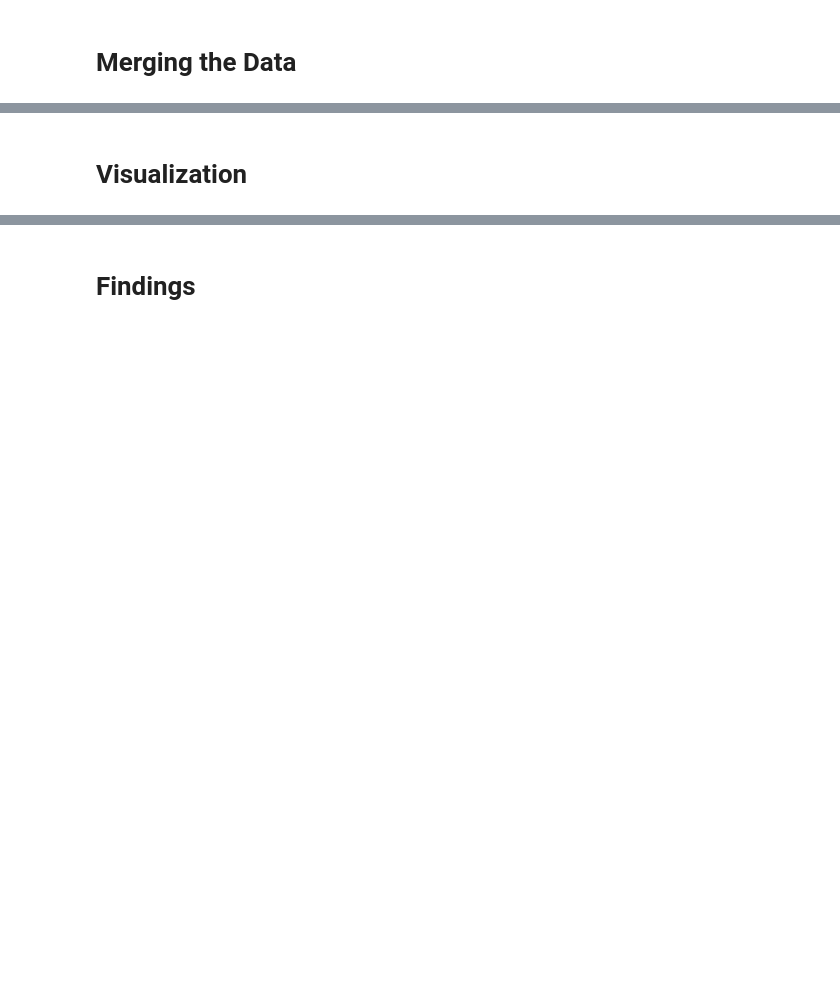
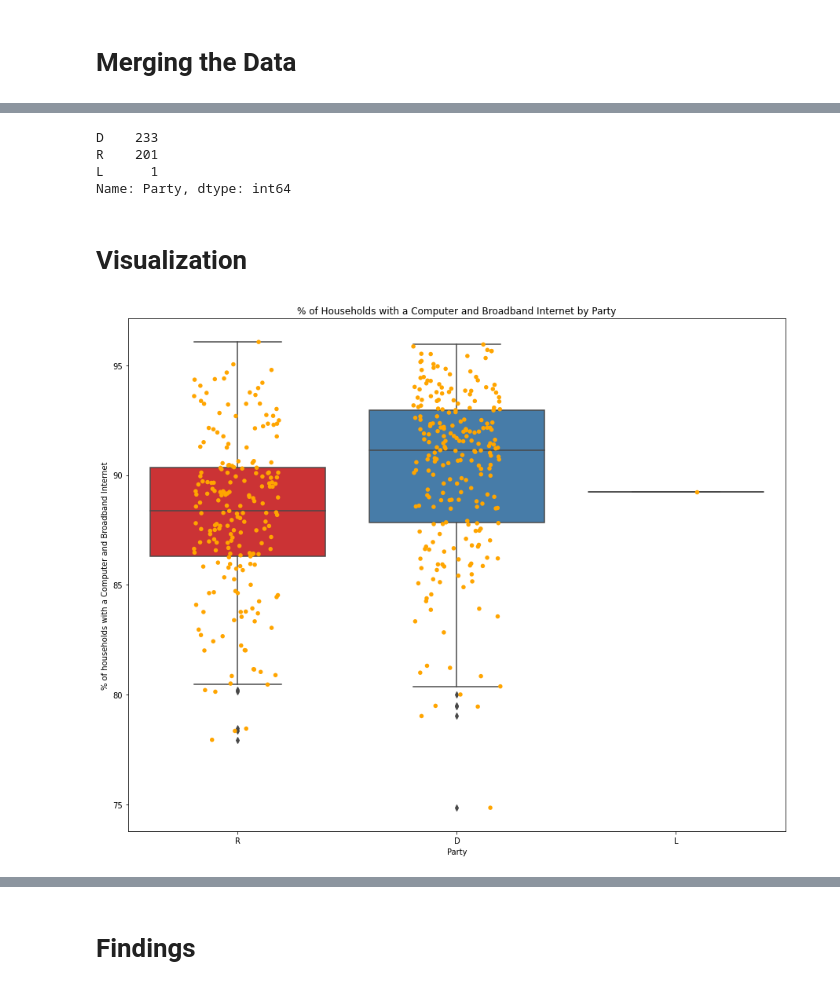
Before and after one commit to jadinsstewart/Congressional-Analytics, a Jupyter notebook: Project_1_Part_b.ipynb, the cells around one changed output, grey strips where cells are left out. Drawn from its saved outputs; the diff is of its cells as text; code cells hidden in the pictures; blank space fills up the shorter version.

```diff
--- a/Project_1_Part_b.ipynb
+++ b/Project_1_Part_b.ipynb
@@ -28,0 +78,12 @@ We gathered political affiliation data from
+# %%
+# Convert Columns to Numeric Data Types
+acs_df["Total Households"] = pd.to_numeric(acs_df["Total Households"])
+acs_df["Computer with Broadband Internet"] = pd.to_numeric(acs_df["Computer with Broadband Internet"])
+acs_df['Computer with No Internet'] = pd.to_numeric(acs_df['Computer with No Internet'])
+
+# Computing New Columns for Percentage of Households
+acs_df['% of households with a Computer and Broadband Internet'] = (100*acs_df['Computer with Broadband Internet'])/acs_df['Total Households']
+acs_df['% of households with a Computer but No Internet'] = (100*acs_df['Computer with No Internet'])/acs_df['Total Households']
+
+# Looking at the Top Results
+acs_df.head()
@@ -29,2 +97,19 @@ We gathered political affiliation data from
 # %% [markdown]
 # Political Affiliation Data
+# %%
+# Reading Congressional Data into Pandas Dataframe
+party_df = pd.read_csv("http://goodcsv.com/wp-content/uploads/2020/08/us-house-of-representatives-2020.csv", encoding = "ISO-8859-1")
+
+# Extracting District Number
+party_df['district number'] = party_df['District/Position'].str.extract('(\d+)')
+party_df['district number'] = party_df['district number'].fillna(0)
+party_df['district number'] = pd.to_numeric(party_df['district number'])
+party_df['State'] = party_df['State/Territory']
+party_df['State'] = party_df['State'].str.strip()
+party_df['Party'] = party_df['Party'].str.strip() # remove extraneous whitespace
+
+# Keeping Our Selected Columns
+party_df = party_df[['State', 'Party', "district number"]]
+
+# Looking at the Top Results
+party_df.head(5)
@@ -31,2 +123,5 @@ We gathered political affiliation data from
 # %% [markdown]
 # Merging the Data
+# %%
+# Merging our Data
+merged_df = pd.merge(acs_df, party_df, on=["State", "district number"])
@@ -33,2 +141,23 @@ We gathered political affiliation data from
+# %%
+# Checking Party Breakdown
+merged_df['Party'].value_counts()
+# %% [output]
+D    233
+R    201
+L      1
+Name: Party, dtype: int64
 # %% [markdown]
 # Visualization
+# %%
+fig, ax = plt.subplots(figsize=(15, 12))
+
+ax = sns.boxplot(x='Party', y='% of households with a Computer and Broadband Internet', data = merged_df, ax=ax, palette="Set1")
+
+ax = sns.stripplot(x='Party', y='% of households with a Computer and Broadband Internet', data=merged_df, color="orange", jitter=0.2, size=5.5, ax=ax)
+
+plt.title("% of Households with a Computer and Broadband Internet by Party")
+
+# show the graph
+plt.show()
+# %% [output]
+[figure, added]
```
Also changed, not shown: parts of 18 cells of this notebook.
